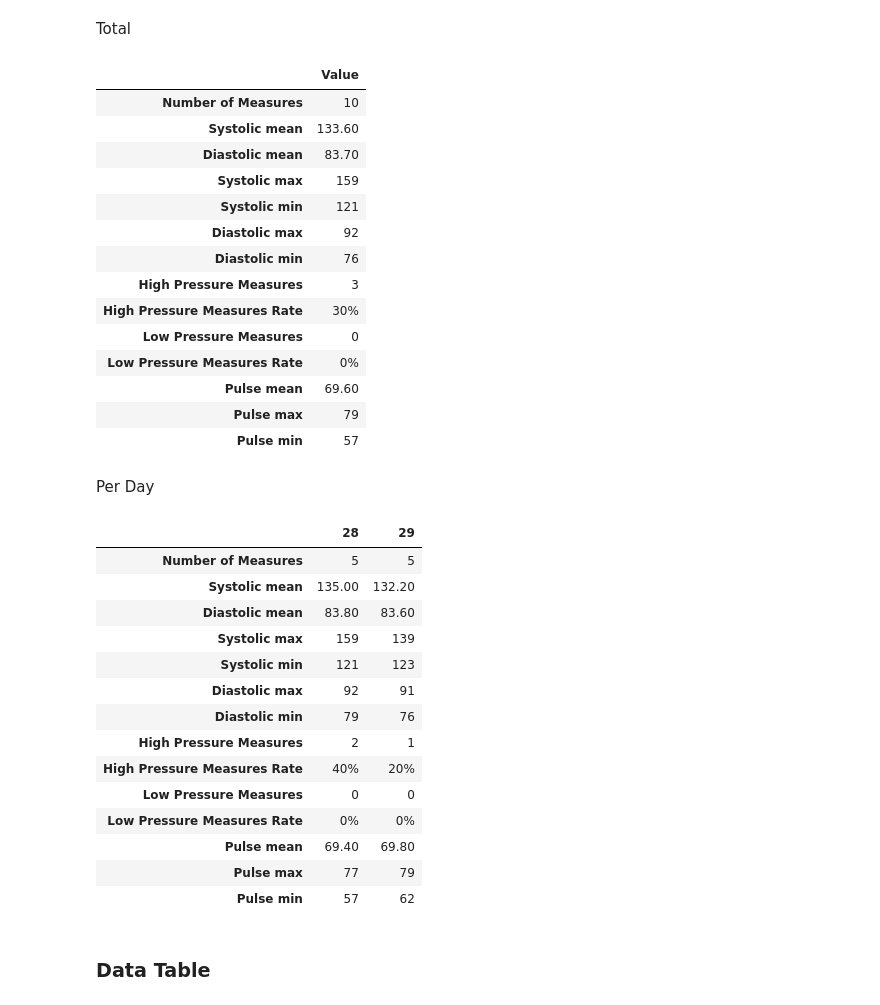
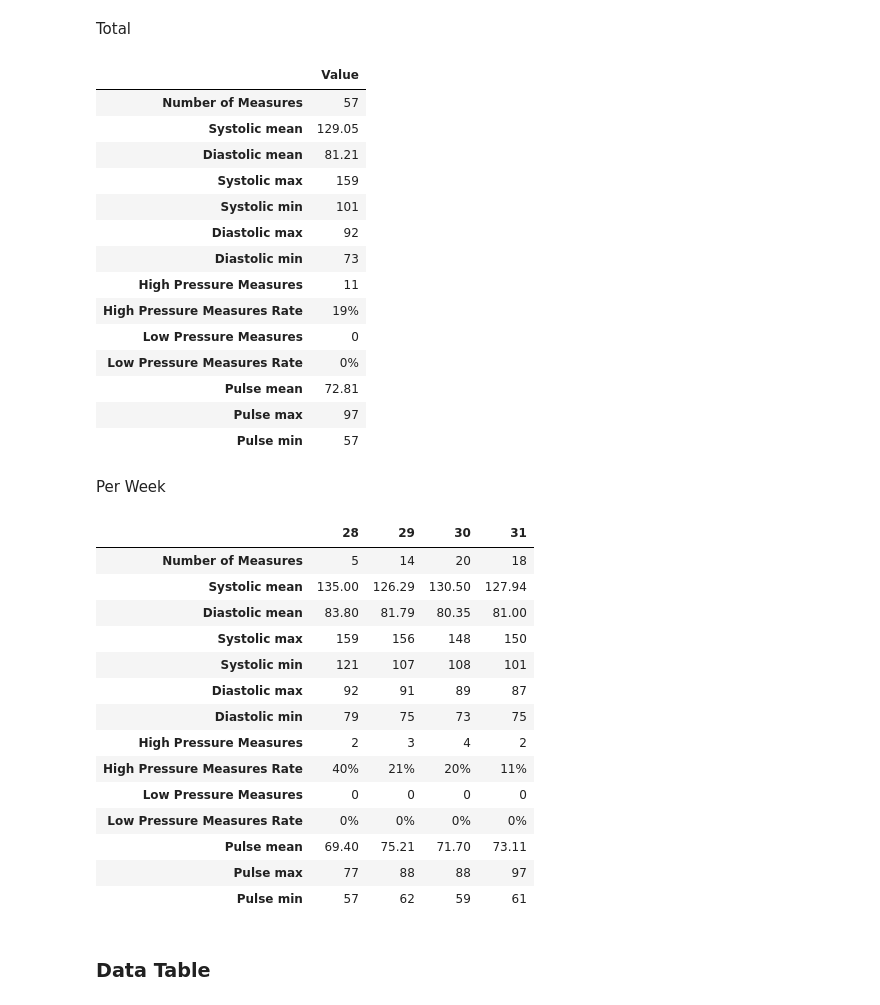
Before and after one commit to datadonK23/pyData-Projects, a Jupyter notebook: BloodPressureDash/blood_pressure_dash/Dashboard.ipynb, the cells around one changed output. Cells and saved outputs as stored; diff of their text form; code cells hidden in the pictures.

Commit message:
Added measurments and final control
Added blood pressure measurements
Control of behaviour and usability
Documentation

```diff
--- a/BloodPressureDash/blood_pressure_dash/Dashboard.ipynb
+++ b/BloodPressureDash/blood_pressure_dash/Dashboard.ipynb
@@ -12,7 +12,7 @@ plt.rcParams["figure.figsize"] = fig_size
 # %%
 # Load data
 filepath = "data/data.csv"
-raw_data = pd.read_csv(filepath, parse_dates=[["Date", "Time"]])
+raw_data = pd.read_csv(filepath, dayfirst=True, parse_dates=[["Date", "Time"]])
 
 # Datetime processing
 raw_data["CW"] = raw_data.Date_Time.dt.weekofyear
@@ -147,50 +149,48 @@ metrices_table_total = pd.DataFrame.from_dict(metrices_total, orient="index").re
 metrices_table_total
 # %% [output]
 |  | Value |
-| Number of Measures | 10 |
-| Systolic mean | 133.60 |
-| Diastolic mean | 83.70 |
+| Number of Measures | 57 |
+| Systolic mean | 129.05 |
+| Diastolic mean | 81.21 |
 | Systolic max | 159 |
-| Systolic min | 121 |
+| Systolic min | 101 |
 | Diastolic max | 92 |
-| Diastolic min | 76 |
-| High Pressure Measures | 3 |
-| High Pressure Measures Rate | 30% |
+| Diastolic min | 73 |
+| High Pressure Measures | 11 |
+| High Pressure Measures Rate | 19% |
 | Low Pressure Measures | 0 |
 | Low Pressure Measures Rate | 0% |
-| Pulse mean | 69.60 |
-| Pulse max | 79 |
+| Pulse mean | 72.81 |
+| Pulse max | 97 |
 | Pulse min | 57 |
 # %% [markdown]
-Per Day
+Per Week
 # %%
 # Metrices per Week
-
 metrices_weeks = pd.DataFrame()
 
 for k,v in data.groupby("CW"):
     metrices_week = pd.DataFrame.from_dict(make_metrices_dict(v), orient="index")
     metrices_weeks = pd.concat([metrices_weeks, metrices_week], 1, ignore_index=True)
-    metrices_weeks.columns.values[-1] = k
 
-metrices_weeks.columns.values[0] = data.CW.min()
+metrices_weeks.columns = data.CW.unique()
 metrices_weeks
 # %% [output]
-|  | 28 | 29 |
-| Number of Measures | 5 | 5 |
-| Systolic mean | 135.00 | 132.20 |
-| Diastolic mean | 83.80 | 83.60 |
-| Systolic max | 159 | 139 |
-| Systolic min | 121 | 123 |
-| Diastolic max | 92 | 91 |
-| Diastolic min | 79 | 76 |
-| High Pressure Measures | 2 | 1 |
-| High Pressure Measures Rate | 40% | 20% |
-| Low Pressure Measures | 0 | 0 |
-| Low Pressure Measures Rate | 0% | 0% |
-| Pulse mean | 69.40 | 69.80 |
-| Pulse max | 77 | 79 |
-| Pulse min | 57 | 62 |
+|  | 28 | 29 | 30 | 31 |
+| Number of Measures | 5 | 14 | 20 | 18 |
+| Systolic mean | 135.00 | 126.29 | 130.50 | 127.94 |
+| Diastolic mean | 83.80 | 81.79 | 80.35 | 81.00 |
+| Systolic max | 159 | 156 | 148 | 150 |
+| Systolic min | 121 | 107 | 108 | 101 |
+| Diastolic max | 92 | 91 | 89 | 87 |
+| Diastolic min | 79 | 75 | 73 | 75 |
+| High Pressure Measures | 2 | 3 | 4 | 2 |
+| High Pressure Measures Rate | 40% | 21% | 20% | 11% |
+| Low Pressure Measures | 0 | 0 | 0 | 0 |
+| Low Pressure Measures Rate | 0% | 0% | 0% | 0% |
+| Pulse mean | 69.40 | 75.21 | 71.70 | 73.11 |
+| Pulse max | 77 | 88 | 88 | 97 |
+| Pulse min | 57 | 62 | 59 | 61 |
 # %% [markdown]
 ### Data Table
 # %%
```
Also changed, not shown: parts of 2 cells of this notebook, 6 other files.
